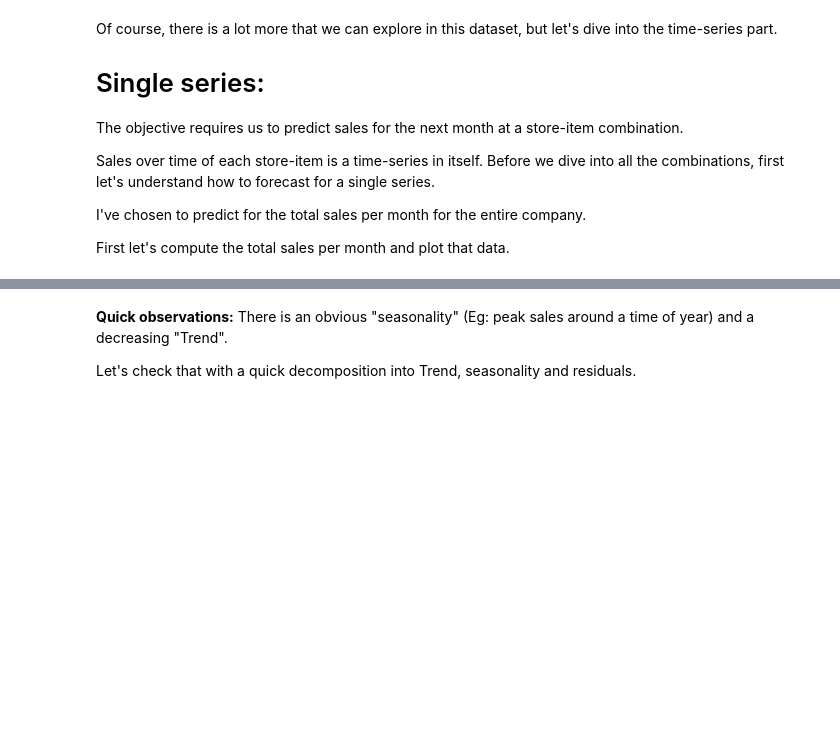
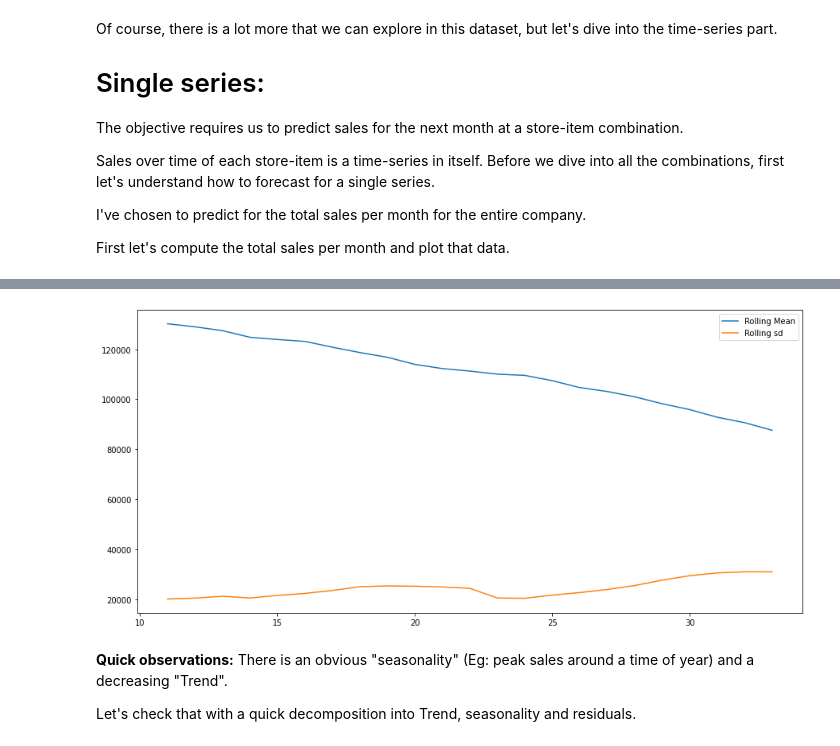
Before and after one commit to derSchmetterling/time_series, a Jupyter notebook: time-series-basics-exploring-traditional-ts.ipynb, the cells around one changed output, grey strips where cells are left out. Drawn from its saved outputs; the diff is of its cells as text; code cells hidden in the pictures; blank space fills up the shorter version.

```diff
--- a/time-series-basics-exploring-traditional-ts.ipynb
+++ b/time-series-basics-exploring-traditional-ts.ipynb
@@ -138,8 +175,11 @@ plt.plot(ts);
 # %%
-plt.figure(figsize=(16,6))
-plt.plot(ts.rolling(window=12,center=False).mean(),label='Rolling Mean');
-plt.plot(ts.rolling(window=12,center=False).std(),label='Rolling sd');
-plt.legend();
+plt.figure(figsize=(15,7))
+plt.plot(ts.rolling(window=12,center=False).mean(), label='Rolling Mean')
+plt.plot(ts.rolling(window=12,center=False).std(), label='Rolling sd')
+plt.legend()
+plt.show()
+# %% [output]
+[figure, added]
 # %% [markdown]
 **Quick observations:**
 There is an obvious "seasonality" (Eg: peak sales around a time of year) and a decreasing "Trend".
```
Also changed, not shown: parts of 9 cells of this notebook.
